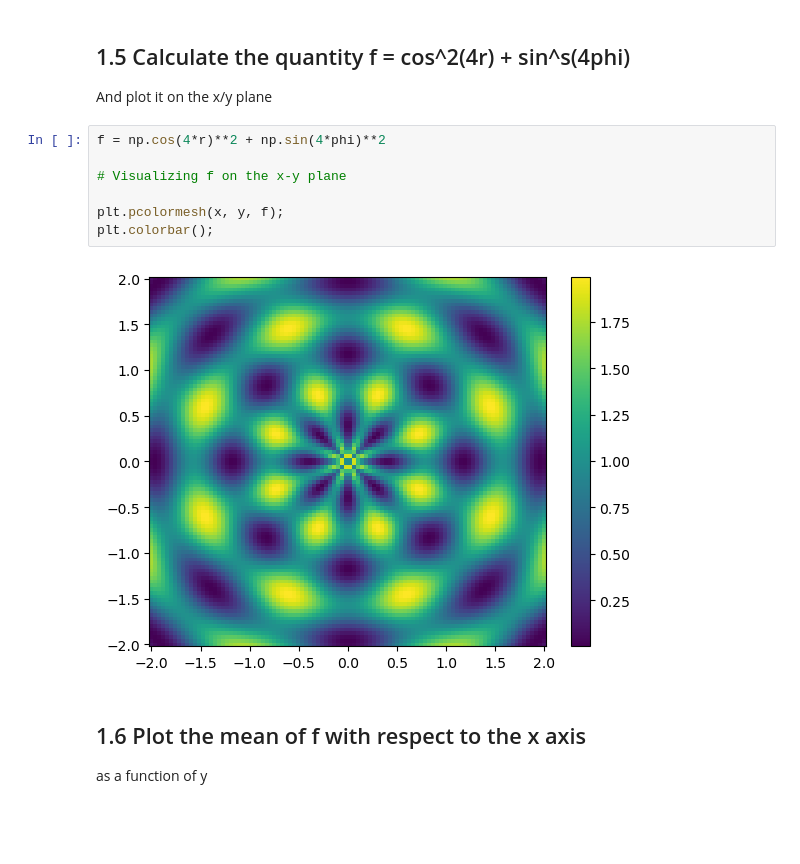
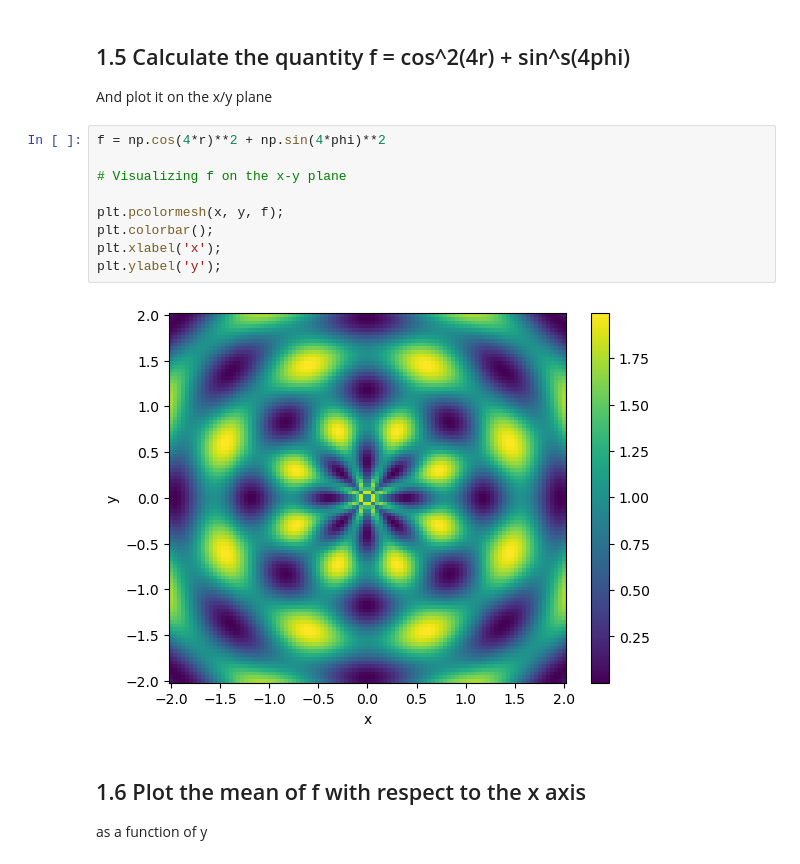
Before and after one commit to PhyllisKho/Assignments, a Jupyter notebook: Assignment3.ipynb, the cells around one changed output. Saved outputs shown, nothing was run; the diff lists cells and outputs as text; blank space fills up the shorter version.

```diff
--- a/Assignment3.ipynb
+++ b/Assignment3.ipynb
@@ -75,12 +83,14 @@ And plot it on the x/y plane
 # %%
 f = np.cos(4*r)**2 + np.sin(4*phi)**2
 
 # Visualizing f on the x-y plane
 
 plt.pcolormesh(x, y, f);
 plt.colorbar();
+plt.xlabel('x');
+plt.ylabel('y');
 # %% [output]
-[figure, old version]
+[figure, new version]
 # %% [markdown]
 ## 1.6 Plot the mean of f with respect to the x axis
 as a function of y
```
Also changed, not shown: parts of 6 cells of this notebook.
